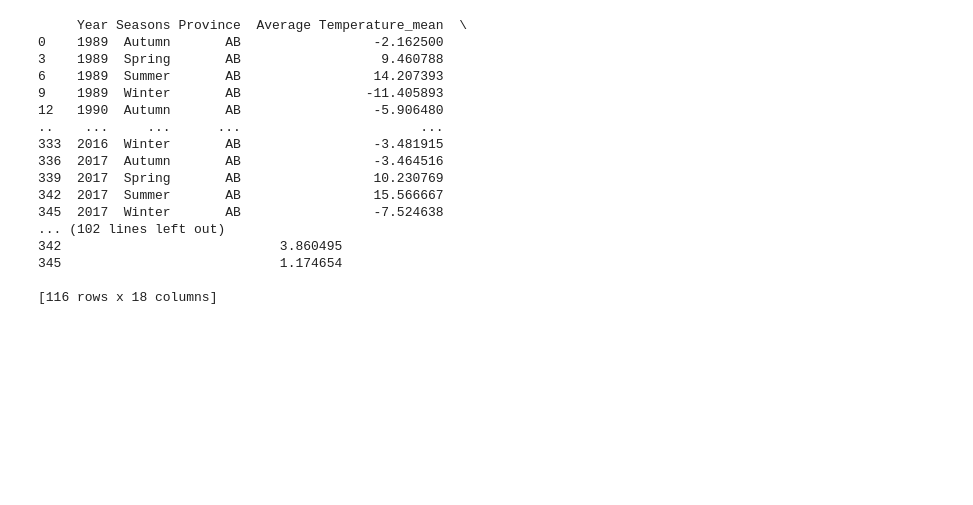
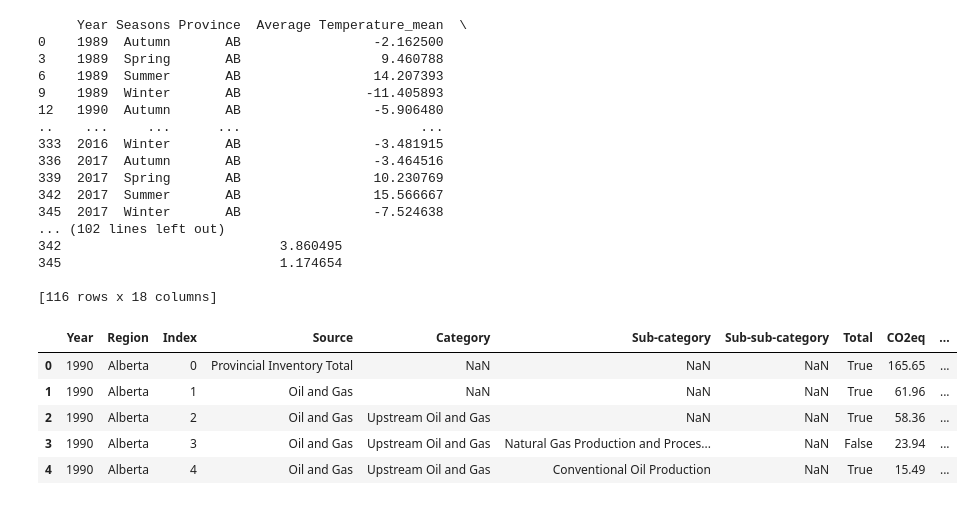
Before and after one commit to fabiomarcullo/Project_1_Climate_Action_Goals, a Jupyter notebook: Canada_Temperature.ipynb, the cells around one changed output. Saved outputs shown, nothing was run; the diff lists cells and outputs as text; code cells hidden in the pictures; blank space fills up the shorter version.

```diff
--- a/Canada_Temperature.ipynb
+++ b/Canada_Temperature.ipynb
@@ -95,3 +95,13 @@ print(Prov_AB)
 # %%
 # save summary_stats to Excel file
 summary_stats.to_excel('summary_stats.xlsx', index=False)
+# %%
+provices_result = pd.read_csv("Resources/Economic_Sector_Prov.csv")
+provices_result.head()
+# %% [output]
+|  | Year | Region | Index | Source | Category | Sub-category | Sub-sub-category | Total | CO2eq | ... |
+| 0 | 1990 | Alberta | 0 | Provincial Inventory Total | NaN | NaN | NaN | True | 165.65 | ... |
+| 1 | 1990 | Alberta | 1 | Oil and Gas | NaN | NaN | NaN | True | 61.96 | ... |
+| 2 | 1990 | Alberta | 2 | Oil and Gas | Upstream Oil and Gas | NaN | NaN | True | 58.36 | ... |
+| 3 | 1990 | Alberta | 3 | Oil and Gas | Upstream Oil and Gas | Natural Gas Production and Proces... | NaN | False | 23.94 | ... |
+| 4 | 1990 | Alberta | 4 | Oil and Gas | Upstream Oil and Gas | Conventional Oil Production | NaN | True | 15.49 | ... |
```
Also changed, not shown: parts of 2 cells of this notebook.
